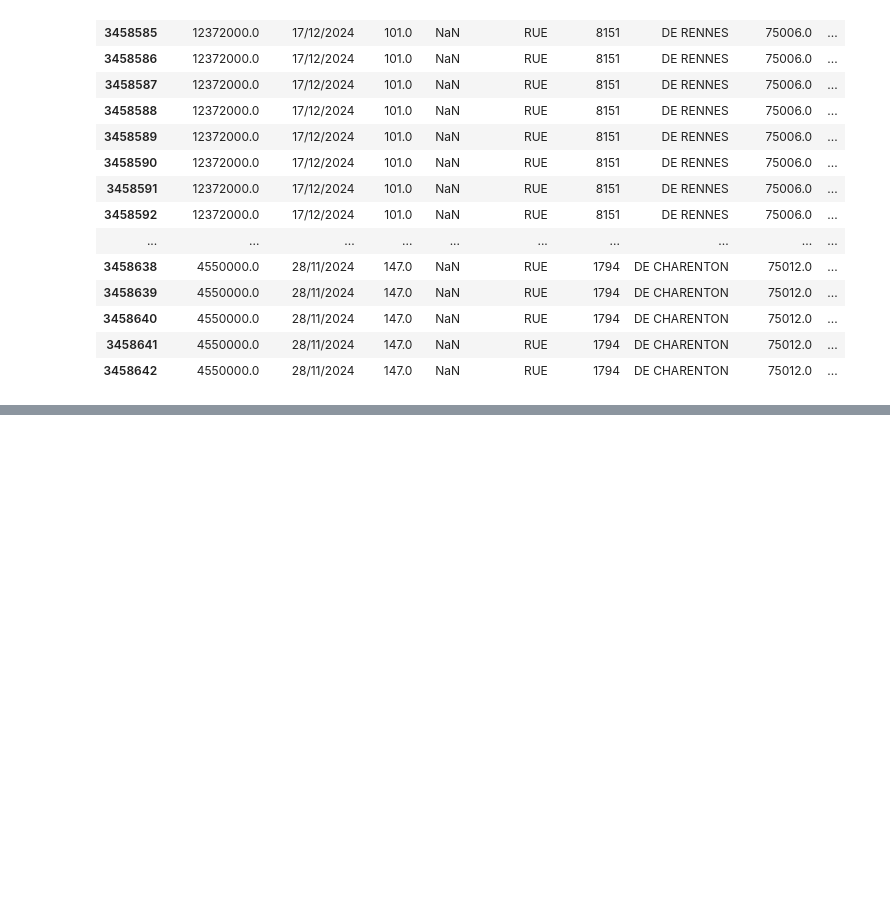
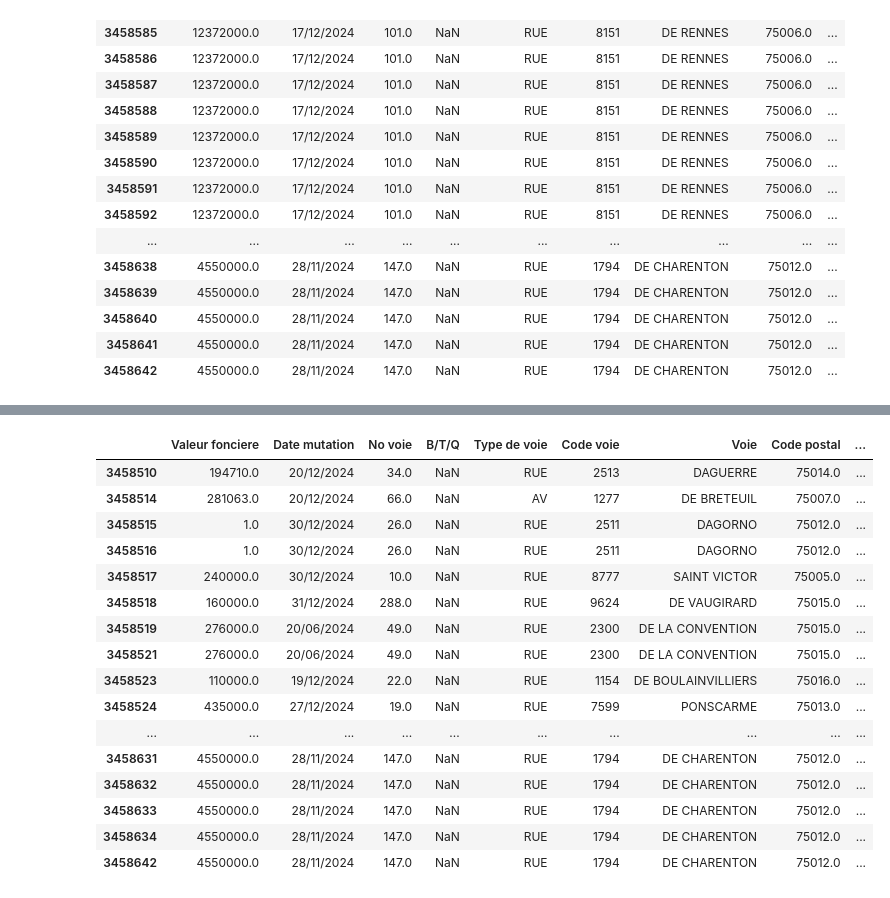
Before and after one commit to m-ligeret/price-signals-construction-activity, a Jupyter notebook: Exploration.ipynb, the cells around one changed output, grey strips where cells are left out. Cells and saved outputs as stored; diff of their text form; code cells hidden in the pictures; blank space fills up the shorter version.

```diff
--- a/Exploration.ipynb
+++ b/Exploration.ipynb
@@ -114,0 +127,22 @@ df.loc[df["Commune"].str.contains("PARIS"), colonne_pertinentes].tail(60)
+# %%
+df_clean  = df.drop_duplicates(subset=colonne_pertinentes)
+# %%
+df_clean.loc[df_clean["Commune"].str.contains("PARIS"), colonne_pertinentes].tail(60)
+# %% [output]
+|  | Valeur fonciere | Date mutation | No voie | B/T/Q | Type de voie | Code voie | Voie | Code postal | ... |
+| 3458510 | 194710.0 | 20/12/2024 | 34.0 | NaN | RUE | 2513 | DAGUERRE | 75014.0 | ... |
+| 3458514 | 281063.0 | 20/12/2024 | 66.0 | NaN | AV | 1277 | DE BRETEUIL | 75007.0 | ... |
+| 3458515 | 1.0 | 30/12/2024 | 26.0 | NaN | RUE | 2511 | DAGORNO | 75012.0 | ... |
+| 3458516 | 1.0 | 30/12/2024 | 26.0 | NaN | RUE | 2511 | DAGORNO | 75012.0 | ... |
+| 3458517 | 240000.0 | 30/12/2024 | 10.0 | NaN | RUE | 8777 | SAINT VICTOR | 75005.0 | ... |
+| 3458518 | 160000.0 | 31/12/2024 | 288.0 | NaN | RUE | 9624 | DE VAUGIRARD | 75015.0 | ... |
+| 3458519 | 276000.0 | 20/06/2024 | 49.0 | NaN | RUE | 2300 | DE LA CONVENTION | 75015.0 | ... |
+| 3458521 | 276000.0 | 20/06/2024 | 49.0 | NaN | RUE | 2300 | DE LA CONVENTION | 75015.0 | ... |
+| 3458523 | 110000.0 | 19/12/2024 | 22.0 | NaN | RUE | 1154 | DE BOULAINVILLIERS | 75016.0 | ... |
+| 3458524 | 435000.0 | 27/12/2024 | 19.0 | NaN | RUE | 7599 | PONSCARME | 75013.0 | ... |
+| ... | ... | ... | ... | ... | ... | ... | ... | ... | ... |
+| 3458631 | 4550000.0 | 28/11/2024 | 147.0 | NaN | RUE | 1794 | DE CHARENTON | 75012.0 | ... |
+| 3458632 | 4550000.0 | 28/11/2024 | 147.0 | NaN | RUE | 1794 | DE CHARENTON | 75012.0 | ... |
+| 3458633 | 4550000.0 | 28/11/2024 | 147.0 | NaN | RUE | 1794 | DE CHARENTON | 75012.0 | ... |
+| 3458634 | 4550000.0 | 28/11/2024 | 147.0 | NaN | RUE | 1794 | DE CHARENTON | 75012.0 | ... |
+| 3458642 | 4550000.0 | 28/11/2024 | 147.0 | NaN | RUE | 1794 | DE CHARENTON | 75012.0 | ... |
```
Also changed, not shown: parts of 4 cells of this notebook.
